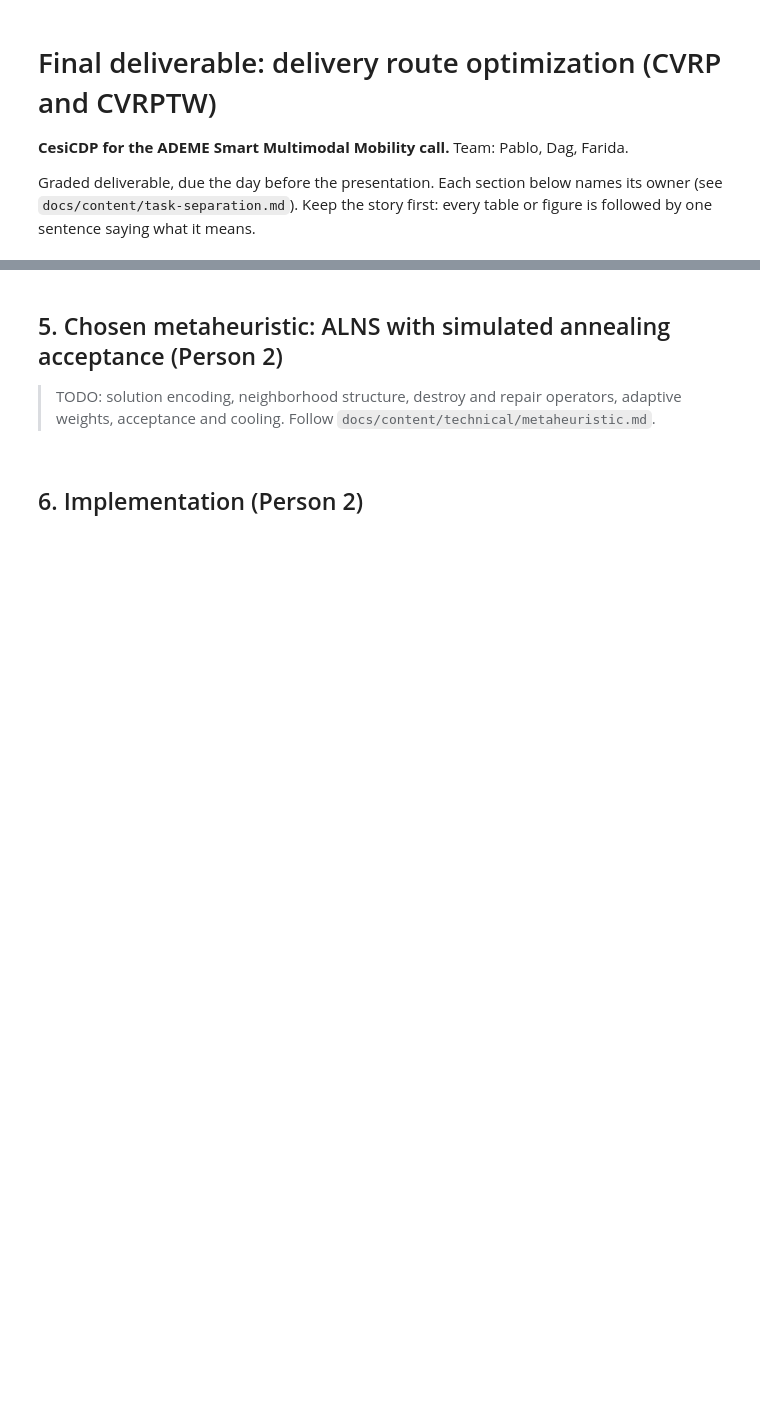
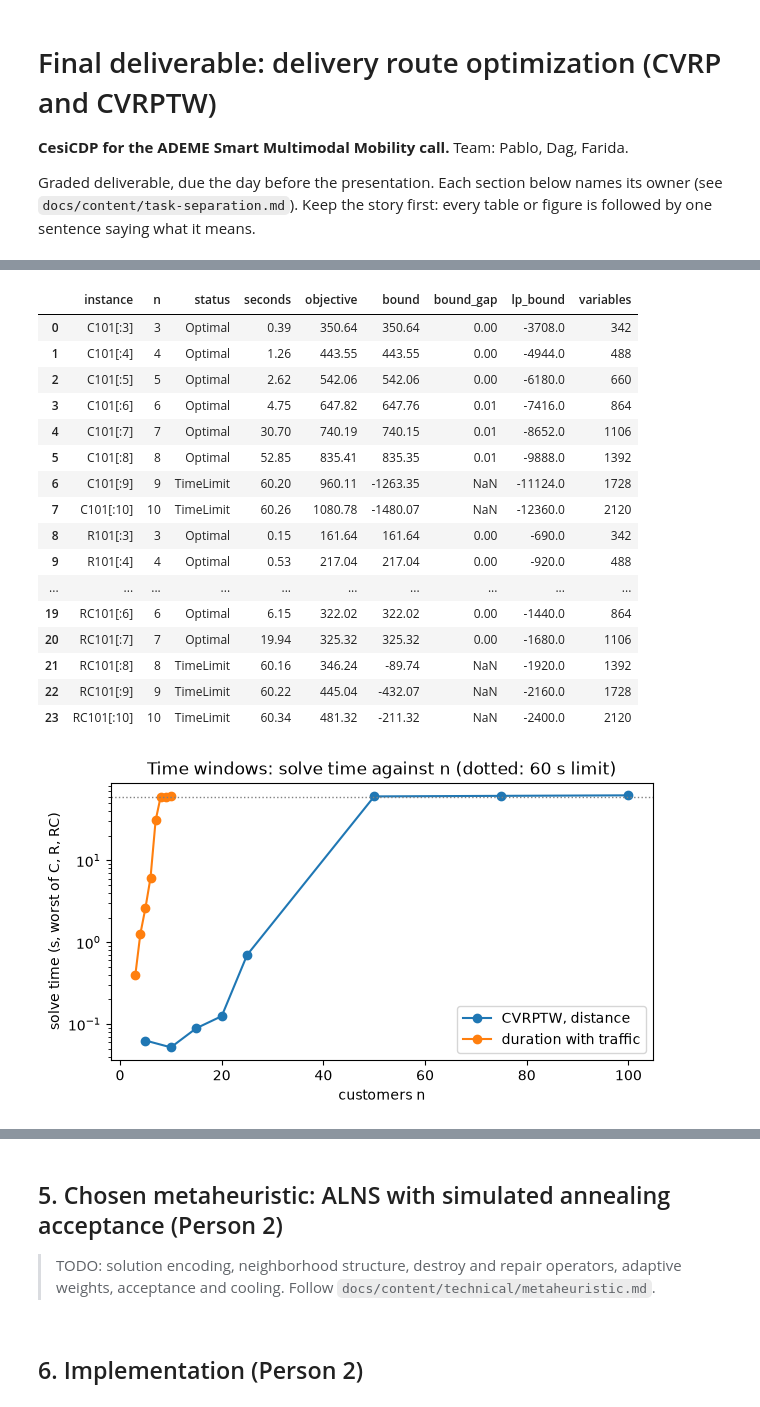
Before and after one commit to zzaved/cesi-cvrp-metaheuristics, a Jupyter notebook: notebooks/02_final_deliverable.ipynb, the cells around one changed output, grey strips where cells are left out. Cells and saved outputs as stored; diff of their text form; code cells hidden in the pictures; blank space fills up the shorter version.

```diff
--- a/notebooks/02_final_deliverable.ipynb
+++ b/notebooks/02_final_deliverable.ipynb
@@ -21,0 +300,34 @@ sentence saying what it means.
+# %%
+gap = (100 * (td.objective - td.bound) / td.objective).clip(lower=0)
+td["bound_gap"] = gap.where(td.bound > 0)  # n/a when the bound is not positive
+display(td[["instance", "n", "status", "seconds", "objective", "bound", "bound_gap", "lp_bound",
+            "variables"]].round(2))
+
+fig, ax = plt.subplots(figsize=(7, 3.6))
+for label, df in [("CVRPTW, distance", tw), ("duration with traffic", td)]:
+    m = df.groupby("n").seconds.max()
+    ax.plot(m.index, m.values, marker="o", label=label)
+ax.axhline(60, color="grey", ls=":", lw=1)
+ax.set(yscale="log", xlabel="customers n", ylabel="solve time (s, worst of C, R, RC)",
+       title="Time windows: solve time against n (dotted: 60 s limit)")
+ax.legend()
+plt.show()
+# %% [output]
+|  | instance | n | status | seconds | objective | bound | bound_gap | lp_bound | variables |
+| 0 | C101[:3] | 3 | Optimal | 0.39 | 350.64 | 350.64 | 0.00 | -3708.0 | 342 |
+| 1 | C101[:4] | 4 | Optimal | 1.26 | 443.55 | 443.55 | 0.00 | -4944.0 | 488 |
+| 2 | C101[:5] | 5 | Optimal | 2.62 | 542.06 | 542.06 | 0.00 | -6180.0 | 660 |
+| 3 | C101[:6] | 6 | Optimal | 4.75 | 647.82 | 647.76 | 0.01 | -7416.0 | 864 |
+| 4 | C101[:7] | 7 | Optimal | 30.70 | 740.19 | 740.15 | 0.01 | -8652.0 | 1106 |
+| 5 | C101[:8] | 8 | Optimal | 52.85 | 835.41 | 835.35 | 0.01 | -9888.0 | 1392 |
+| 6 | C101[:9] | 9 | TimeLimit | 60.20 | 960.11 | -1263.35 | NaN | -11124.0 | 1728 |
+| 7 | C101[:10] | 10 | TimeLimit | 60.26 | 1080.78 | -1480.07 | NaN | -12360.0 | 2120 |
+| 8 | R101[:3] | 3 | Optimal | 0.15 | 161.64 | 161.64 | 0.00 | -690.0 | 342 |
+| 9 | R101[:4] | 4 | Optimal | 0.53 | 217.04 | 217.04 | 0.00 | -920.0 | 488 |
+| ... | ... | ... | ... | ... | ... | ... | ... | ... | ... |
+| 19 | RC101[:6] | 6 | Optimal | 6.15 | 322.02 | 322.02 | 0.00 | -1440.0 | 864 |
+| 20 | RC101[:7] | 7 | Optimal | 19.94 | 325.32 | 325.32 | 0.00 | -1680.0 | 1106 |
+| 21 | RC101[:8] | 8 | TimeLimit | 60.16 | 346.24 | -89.74 | NaN | -1920.0 | 1392 |
+| 22 | RC101[:9] | 9 | TimeLimit | 60.22 | 445.04 | -432.07 | NaN | -2160.0 | 1728 |
+| 23 | RC101[:10] | 10 | TimeLimit | 60.34 | 481.32 | -211.32 | NaN | -2400.0 | 2120 |
+[figure, added]
```
Also changed, not shown: parts of 15 cells of this notebook.
